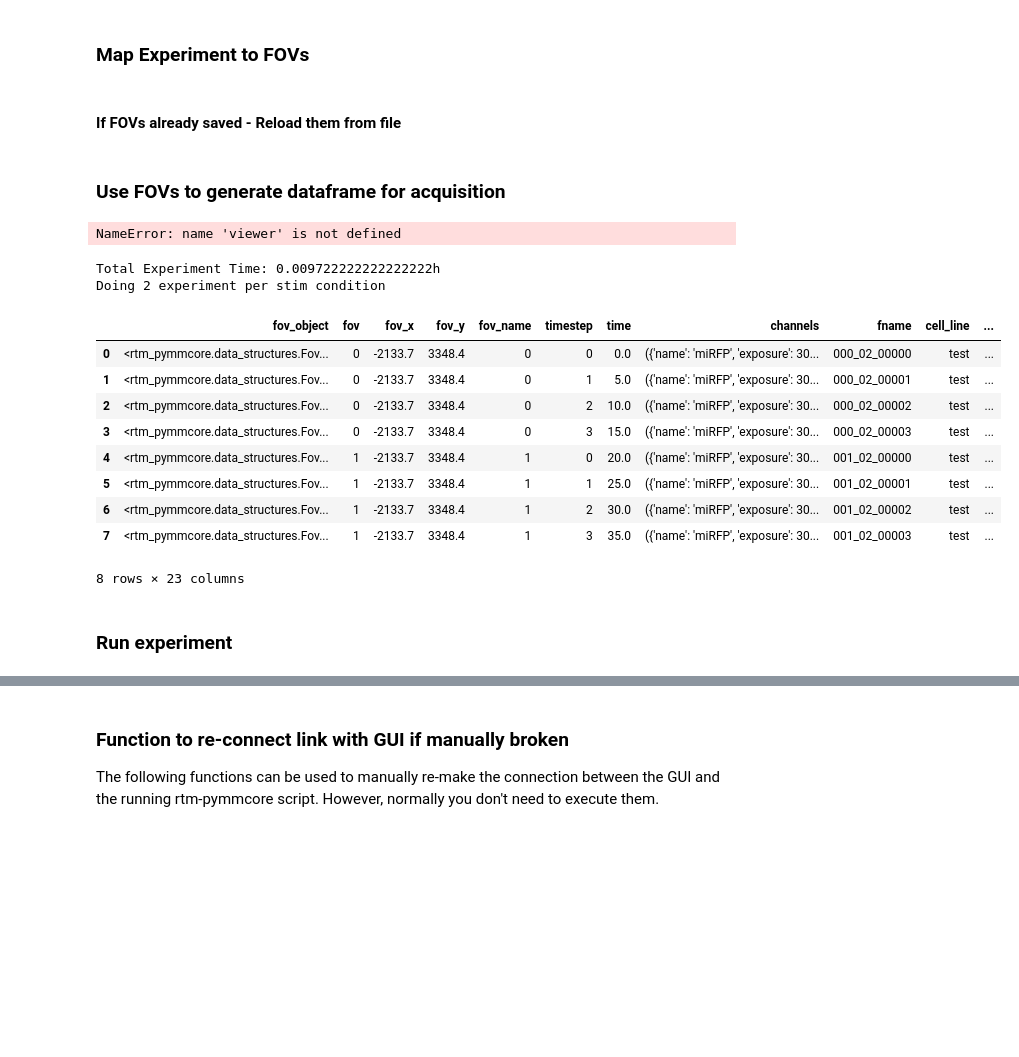
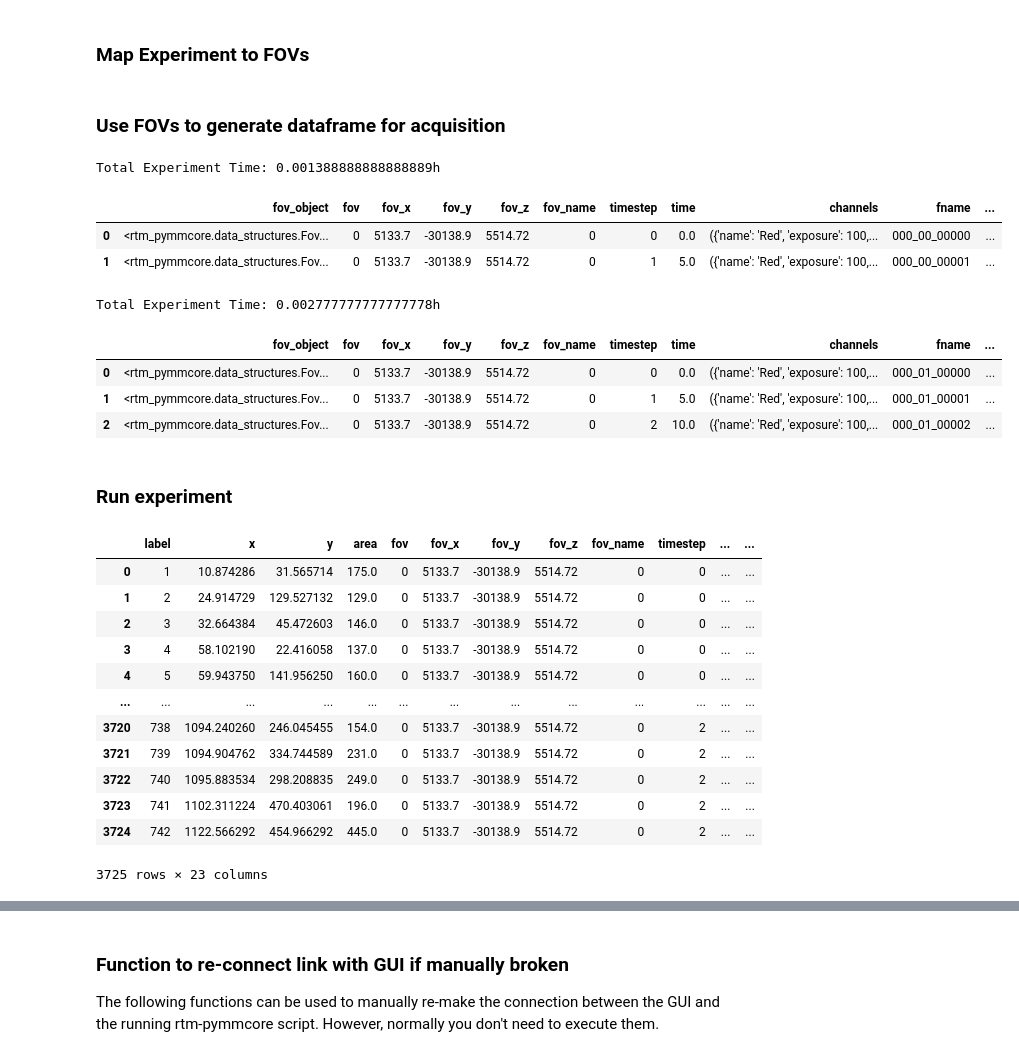
Before and after one commit to alandolt/faro, a Jupyter notebook: 01_full_FOV_stimulation_ERK_w_ramp_same_fov_pause.ipynb, the cells around one changed output, grey strips where cells are left out. Saved outputs shown, nothing was run; the diff lists cells and outputs as text; code cells hidden in the pictures; blank space fills up the shorter version.

Commit message:
draft from niesen microsope, tracking does not seem to function

```diff
--- a/01_full_FOV_stimulation_ERK_w_ramp_same_fov_pause.ipynb
+++ b/01_full_FOV_stimulation_ERK_w_ramp_same_fov_pause.ipynb
@@ -227,5 +230,3 @@ if mic.SET_ROI_REQUIRED:
     mic.mmc.setROI(mic.ROI_X, mic.ROI_Y, mic.ROI_WIDTH, mic.ROI_HEIGHT)
 # %% [markdown]
 ### Map Experiment to FOVs
-# %% [markdown]
-#### If FOVs already saved - Reload them from file
@@ -344,6 +336,8 @@ def generate_df_acquire(
         df_acquire["phase"] = phase_name
     if phase_id is not None:
         df_acquire["phase_id"] = phase_id
+    if phase_name or phase_id is not None:
+        df_acquire["phase_timestep"] = df_acquire["timestep"] + int(phase_id) * n_frames
     print(f"Total Experiment Time: {df_acquire['time'].max()/3600}h")
     return df_acquire
 
@@ -462,7 +456,7 @@ def apply_stim_treatments_to_df_acquire(
     return df_acquire
 
 
-fovs = generate_fov_objects(viewer=viewer)
+fovs = generate_fov_objects(filename="fovs.json")
 fovs
 
 df_acquire = generate_df_acquire(
@@ -472,57 +466,69 @@ df_acquire = generate_df_acquire(
     time_per_fov=TIME_PER_FOV,
     channels=channels,
     phase_name="PreDrug",
-    phase_id=1,
+    phase_id=0,
     condition=condition,
 )
-df_acquire = apply_stim_treatments_to_df_acquire(
-    df_acquire,
-    stim_exposures_timesteps_phase_1,
-    condition,
-    n_fovs_per_well=n_fovs_per_well,
-    add_stim_exposure_group=ADD_STIM_EXPOSURE_GROUP,
-    regular_spacing_between_stimulations=REGULAR_SPACING_BETWEEN_STIMULATIONS,
-)
+# df_acquire = apply_stim_treatments_to_df_acquire(
+#     df_acquire,
+#     stim_exposures_timesteps_phase_1,
+#     condition,
+#     n_fovs_per_well=n_fovs_per_well,
+#     add_stim_exposure_group=ADD_STIM_EXPOSURE_GROUP,
+#     regular_spacing_between_stimulations=REGULAR_SPACING_BETWEEN_STIMULATIONS,
+# )
 df_acquire
 # %% [output]
-NameError: name 'viewer' is not defined
+Total Experiment Time: 0.001388888888888889h
+|  | fov_object | fov | fov_x | fov_y | fov_z | fov_name | timestep | time | channels | fname | ... |
+| 0 | <rtm_pymmcore.data_structures.Fov... | 0 | 5133.7 | -30138.9 | 5514.72 | 0 | 0 | 0.0 | ({'name': 'Red', 'exposure': 100,... | 000_00_00000 | ... |
+| 1 | <rtm_pymmcore.data_structures.Fov... | 0 | 5133.7 | -30138.9 | 5514.72 | 0 | 1 | 5.0 | ({'name': 'Red', 'exposure': 100,... | 000_00_00001 | ... |
 # %%
 df_acquire_2 = generate_df_acquire(
     fovs,
     n_frames=N_FRAMES_PHASE_2,
     time_between_timesteps=TIME_BETWEEN_TIMESTEPS,
     time_per_fov=TIME_PER_FOV,
     channels=channels,
     channel_optocheck=channel_optocheck,
     optocheck_timepoints=optocheck_timepoints,
     phase_name="PostDrug",
-    phase_id=2,
+    phase_id=1,
     condition=condition,
 )
-df_acquire_2 = apply_stim_treatments_to_df_acquire(
-    df_acquire_2,
-    stim_exposures_timesteps_phase_2,
-    condition,
-    n_fovs_per_well=n_fovs_per_well,
-    add_stim_exposure_group=ADD_STIM_EXPOSURE_GROUP,
-    regular_spacing_between_stimulations=REGULAR_SPACING_BETWEEN_STIMULATIONS,
-)
+# df_acquire_2 = apply_stim_treatments_to_df_acquire(
+#     df_acquire_2,
+#     stim_exposures_timesteps_phase_2,
+#     condition,
+#     n_fovs_per_well=n_fovs_per_well,
+#     add_stim_exposure_group=ADD_STIM_EXPOSURE_GROUP,
+#     regular_spacing_between_stimulations=REGULAR_SPACING_BETWEEN_STIMULATIONS,
+# )
 df_acquire_2
 # %% [output]
-Total Experiment Time: 0.009722222222222222h
-Doing 2 experiment per stim condition
+Total Experiment Time: 0.002777777777777778h
-|  | fov_object | fov | fov_x | fov_y | fov_name | timestep | time | channels | fname | cell_line | ... |
-| 0 | <rtm_pymmcore.data_structures.Fov... | 0 | -2133.7 | 3348.4 | 0 | 0 | 0.0 | ({'name': 'miRFP', 'exposure': 30... | 000_02_00000 | test | ... |
-| 1 | <rtm_pymmcore.data_structures.Fov... | 0 | -2133.7 | 3348.4 | 0 | 1 | 5.0 | ({'name': 'miRFP', 'exposure': 30... | 000_02_00001 | test | ... |
-| 2 | <rtm_pymmcore.data_structures.Fov... | 0 | -2133.7 | 3348.4 | 0 | 2 | 10.0 | ({'name': 'miRFP', 'exposure': 30... | 000_02_00002 | test | ... |
-| 3 | <rtm_pymmcore.data_structures.Fov... | 0 | -2133.7 | 3348.4 | 0 | 3 | 15.0 | ({'name': 'miRFP', 'exposure': 30... | 000_02_00003 | test | ... |
-| 4 | <rtm_pymmcore.data_structures.Fov... | 1 | -2133.7 | 3348.4 | 1 | 0 | 20.0 | ({'name': 'miRFP', 'exposure': 30... | 001_02_00000 | test | ... |
-| 5 | <rtm_pymmcore.data_structures.Fov... | 1 | -2133.7 | 3348.4 | 1 | 1 | 25.0 | ({'name': 'miRFP', 'exposure': 30... | 001_02_00001 | test | ... |
-| 6 | <rtm_pymmcore.data_structures.Fov... | 1 | -2133.7 | 3348.4 | 1 | 2 | 30.0 | ({'name': 'miRFP', 'exposure': 30... | 001_02_00002 | test | ... |
-| 7 | <rtm_pymmcore.data_structures.Fov... | 1 | -2133.7 | 3348.4 | 1 | 3 | 35.0 | ({'name': 'miRFP', 'exposure': 30... | 001_02_00003 | test | ... |
+|  | fov_object | fov | fov_x | fov_y | fov_z | fov_name | timestep | time | channels | fname | ... |
+| 0 | <rtm_pymmcore.data_structures.Fov... | 0 | 5133.7 | -30138.9 | 5514.72 | 0 | 0 | 0.0 | ({'name': 'Red', 'exposure': 100,... | 000_01_00000 | ... |
+| 1 | <rtm_pymmcore.data_structures.Fov... | 0 | 5133.7 | -30138.9 | 5514.72 | 0 | 1 | 5.0 | ({'name': 'Red', 'exposure': 100,... | 000_01_00001 | ... |
+| 2 | <rtm_pymmcore.data_structures.Fov... | 0 | 5133.7 | -30138.9 | 5514.72 | 0 | 2 | 10.0 | ({'name': 'Red', 'exposure': 100,... | 000_01_00002 | ... |
-8 rows × 23 columns
 # %% [markdown]
 ### Run experiment
+# %%
+pd.read_parquet("E:\\Alex\\Test_1\\tracks\\000_01_00002.parquet")
+# %% [output]
+|  | label | x | y | area | fov | fov_x | fov_y | fov_z | fov_name | timestep | ... | ... |
+| 0 | 1 | 10.874286 | 31.565714 | 175.0 | 0 | 5133.7 | -30138.9 | 5514.72 | 0 | 0 | ... | ... |
+| 1 | 2 | 24.914729 | 129.527132 | 129.0 | 0 | 5133.7 | -30138.9 | 5514.72 | 0 | 0 | ... | ... |
+| 2 | 3 | 32.664384 | 45.472603 | 146.0 | 0 | 5133.7 | -30138.9 | 5514.72 | 0 | 0 | ... | ... |
+| 3 | 4 | 58.102190 | 22.416058 | 137.0 | 0 | 5133.7 | -30138.9 | 5514.72 | 0 | 0 | ... | ... |
+| 4 | 5 | 59.943750 | 141.956250 | 160.0 | 0 | 5133.7 | -30138.9 | 5514.72 | 0 | 0 | ... | ... |
+| ... | ... | ... | ... | ... | ... | ... | ... | ... | ... | ... | ... | ... |
+| 3720 | 738 | 1094.240260 | 246.045455 | 154.0 | 0 | 5133.7 | -30138.9 | 5514.72 | 0 | 2 | ... | ... |
+| 3721 | 739 | 1094.904762 | 334.744589 | 231.0 | 0 | 5133.7 | -30138.9 | 5514.72 | 0 | 2 | ... | ... |
+| 3722 | 740 | 1095.883534 | 298.208835 | 249.0 | 0 | 5133.7 | -30138.9 | 5514.72 | 0 | 2 | ... | ... |
+| 3723 | 741 | 1102.311224 | 470.403061 | 196.0 | 0 | 5133.7 | -30138.9 | 5514.72 | 0 | 2 | ... | ... |
+| 3724 | 742 | 1122.566292 | 454.966292 | 445.0 | 0 | 5133.7 | -30138.9 | 5514.72 | 0 | 2 | ... | ... |
+3725 rows × 23 columns
 # %%
 for _ in range(0, SLEEP_BEFORE_EXPERIMENT_START_in_H * 3600):
     time.sleep(1)
```
Also changed, not shown: parts of 16 cells of this notebook, 5 other files.
